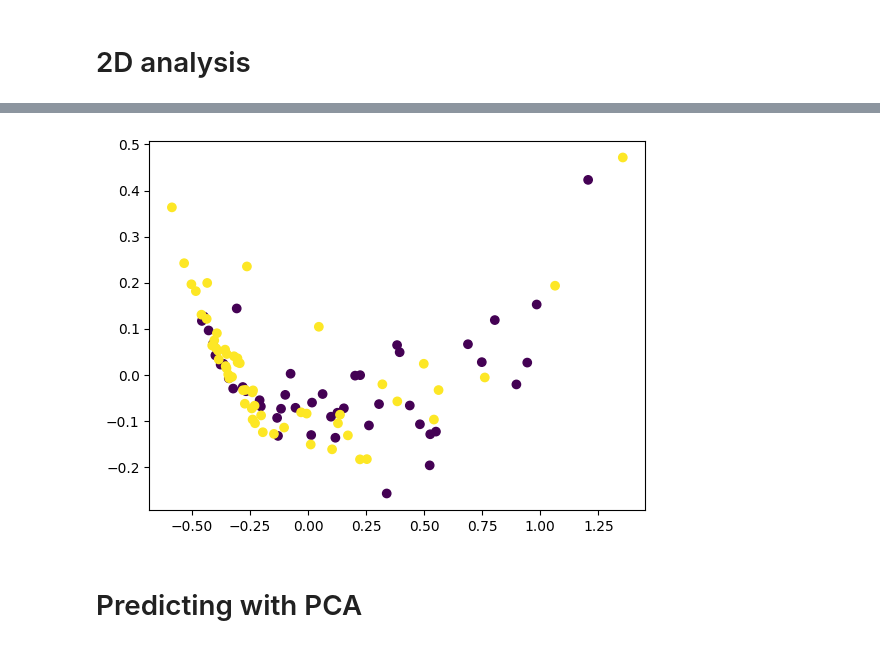
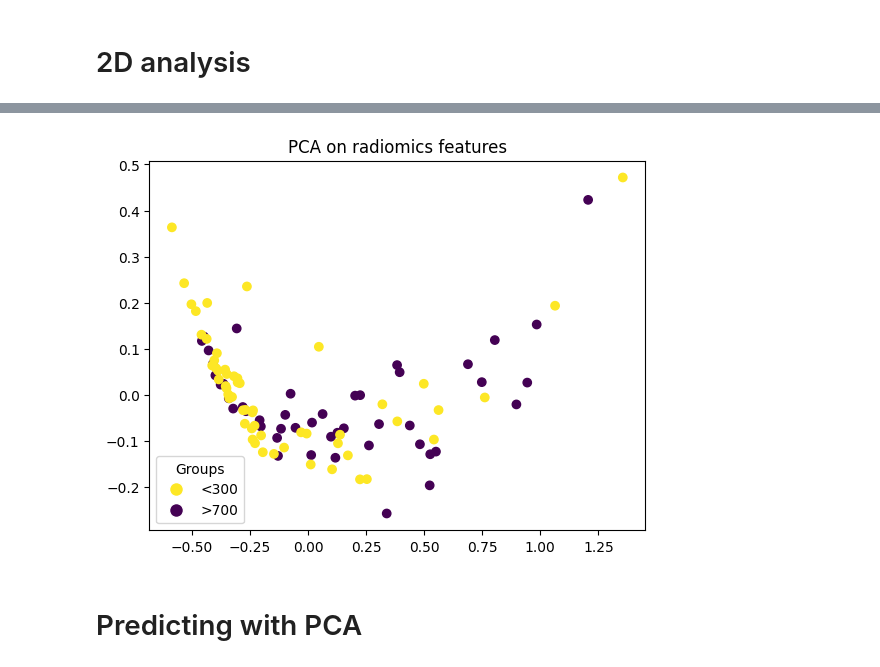
Before and after one commit to Joarnixon/StudCampProject, a Jupyter notebook: evaluation.ipynb, the cells around one changed output, grey strips where cells are left out. Drawn from its saved outputs; the diff is of its cells as text; code cells hidden in the pictures.

```diff
--- a/evaluation.ipynb
+++ b/evaluation.ipynb
@@ -69,7 +71,7 @@ def plot_3d_pca(X, color):
     )])
 
     fig.update_layout(
-        title='3D Scatter Plot of Principal Components',
+        title='PCA on latent vectors',
         scene=dict(
             xaxis_title='PC1',
             yaxis_title='PC2',
@@ -78,15 +80,22 @@ def plot_3d_pca(X, color):
         width=800,
         height=800
     )
-
-    # Show the plot
     fig.show()
 
-def plot_2d_pca(X, color):
+def plot_2d_pca(X, color, labels=None):
     n_components = 2
     pca = PCA(n_components=n_components)
     principal_components = pca.fit_transform(X)
-    plt.scatter(principal_components[:, 0], principal_components[:, 1], c=np.array(color))
+
+    scatter = plt.scatter(principal_components[:, 0], principal_components[:, 1], c=np.array(color))
+
+    plt.title('PCA on radiomics features')
+    if labels is not None:
+        unique_labels = np.unique(labels)
+        handles = [plt.Line2D([0], [0], marker='o', color='w', markerfacecolor=scatter.cmap(scatter.norm(color[labels == label][0])),
+                            markersize=10, label=label) for label in unique_labels]
+        plt.legend(handles=handles, title='Groups')
+
     plt.show()
 # %% [markdown]
 # No modifications
@@ -410,13 +419,16 @@ plot_3d_pca(X_latents, y_latents)
 # %%
 X_latents_700_1 = X_latents_700.copy()
 X_latents_700_1['label'] = 0
+X_latents_700_1['group'] = '>700'
 
 X_latents_300_1 = X_latents_300.copy()
 X_latents_300_1['label'] = 1
+X_latents_300_1['group'] = '<300'
 
 X_latents_700_300 = pd.concat((X_latents_700_1, X_latents_300_1), axis=0)
 color = X_latents_700_300['label']
-X_latents_700_300.drop(['label'], axis=1, inplace=True)
+labels = X_latents_700_300['group']
+X_latents_700_300.drop(['label', 'group'], axis=1, inplace=True)
 # %%
 plot_3d_pca(X_latents_700_300, color)
 # %% [markdown]
@@ -428,7 +440,7 @@ plot_2d_pca(X_latents, y_latents)
 # %%
-plot_2d_pca(X_latents_700_300, color)
+plot_2d_pca(X_latents_700_300, color, labels)
 # %% [output]
-[figure, old version]
+[figure, new version]
 # %% [markdown]
 # Predicting with PCA
 # %%
```
Also changed, not shown: parts of 13 cells of this notebook.
